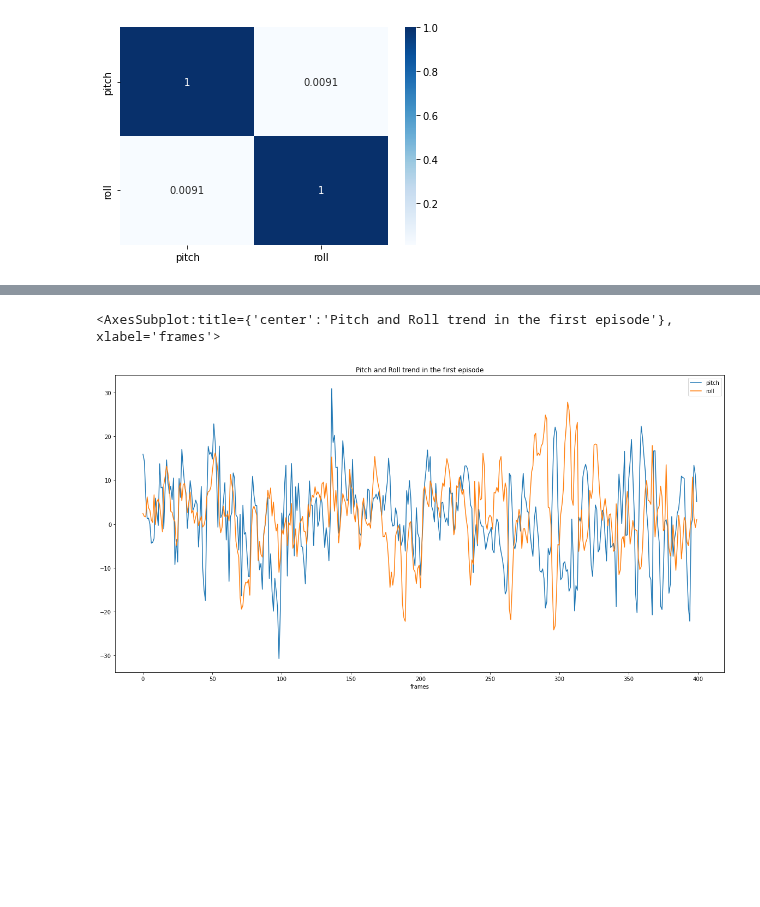
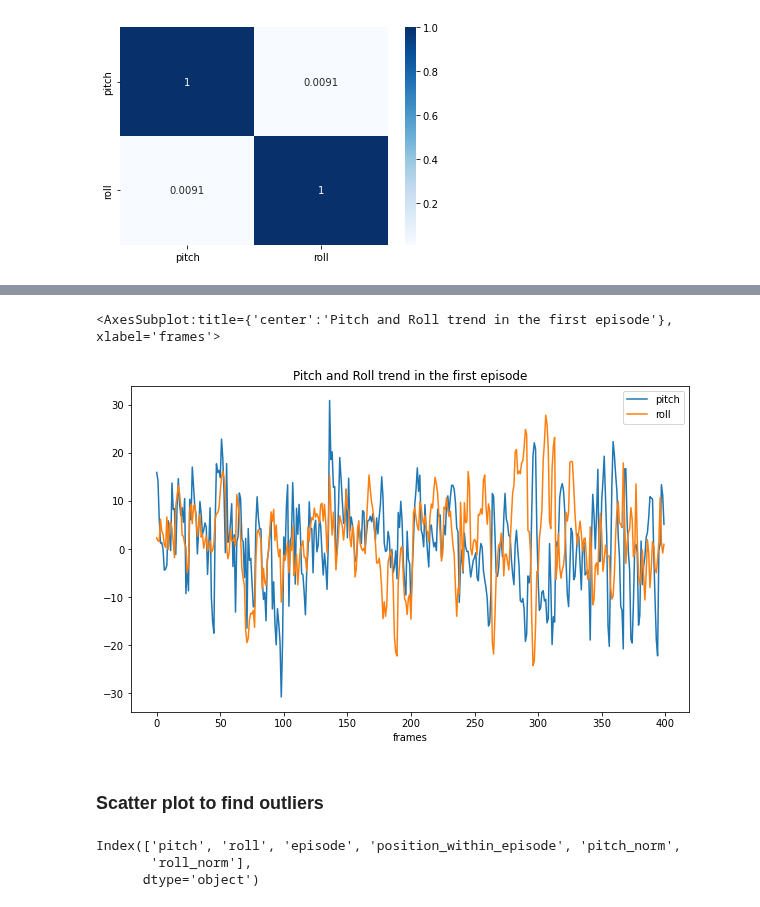
Before and after one commit to lancedw/3D-state-prediction-for-surface-vessels-using-IMU-data-and-images, a Jupyter notebook: code/notebooks/pr_data_analysis.ipynb, the cells around one changed output, grey strips where cells are left out. Drawn from its saved outputs; the diff is of its cells as text; code cells hidden in the pictures; blank space fills up the shorter version.

```diff
--- a/code/notebooks/pr_data_analysis.ipynb
+++ b/code/notebooks/pr_data_analysis.ipynb
@@ -178,7 +197,15 @@ label0_df.iloc[0:400]["roll"].plot(figsize=(18, 8), ylabel="roll (°)", xlabel="
 # %%
-label0_df.iloc[0:400]["pitch"].plot(figsize=(20, 10), xlabel="frames", title="Pitch and Roll trend in the first episode", legend=True)
-label0_df.iloc[0:400]["roll"].plot(figsize=(20, 10), legend=True)
+label0_df.iloc[0:400]["pitch"].plot(figsize=(10, 6), xlabel="frames", title="Pitch and Roll trend in the first episode", legend=True)
+label0_df.iloc[0:400]["roll"].plot(figsize=(10, 6), legend=True)
 # %% [output]
 <AxesSubplot:title={'center':'Pitch and Roll trend in the first episode'}, xlabel='frames'>
-[figure, old version]
+[figure, new version]
+# %% [markdown]
+### Scatter plot to find outliers
+# %%
+label0_df.columns
+# %% [output]
+Index(['pitch', 'roll', 'episode', 'position_within_episode', 'pitch_norm',
+       'roll_norm'],
+      dtype='object')
 # %%
```
Also changed, not shown: parts of 18 cells of this notebook, 3 other files.
